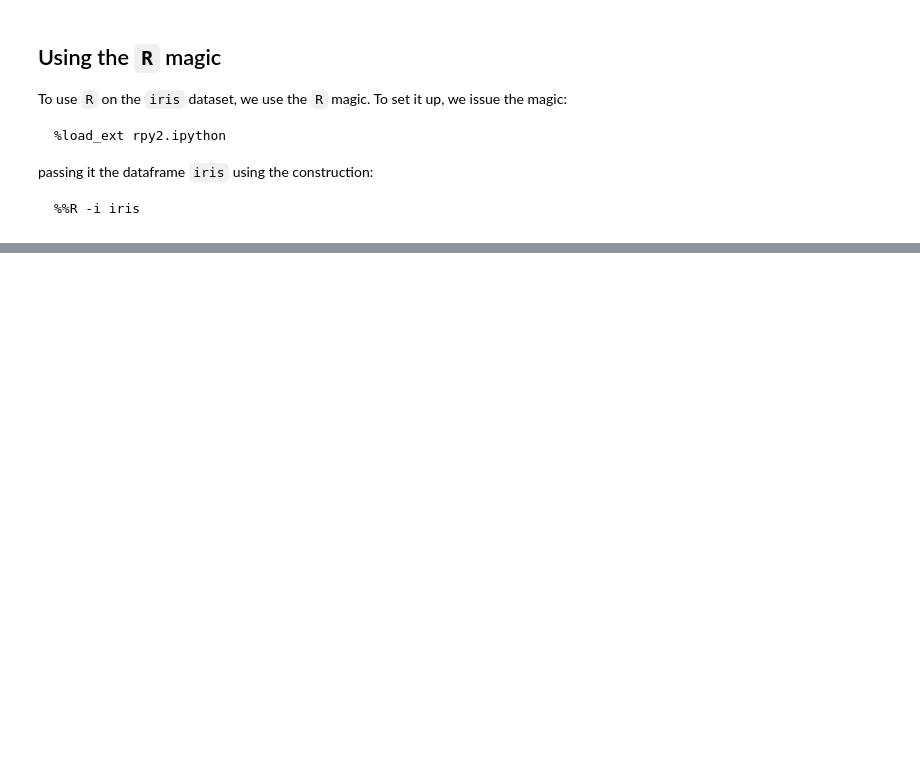
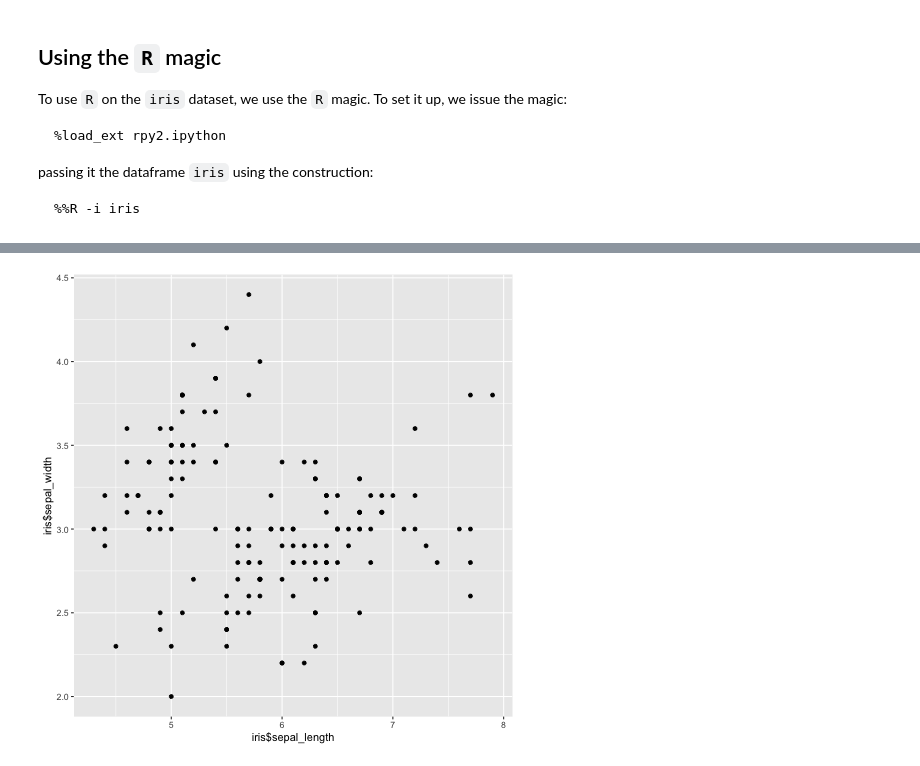
Before and after one commit to widdowquinn/jupyter_demos, a Jupyter notebook: 02-python/03-r_from_python.ipynb, the cells around one changed output, grey strips where cells are left out. Saved outputs shown, nothing was run; the diff lists cells and outputs as text; code cells hidden in the pictures; blank space fills up the shorter version.

```diff
--- a/02-python/03-r_from_python.ipynb
+++ b/02-python/03-r_from_python.ipynb
@@ -61,0 +63,7 @@ import rpy2.ipython
+# %%
+%%R -i iris
+
+library(ggplot2)
+qplot(iris$sepal_length, iris$sepal_width)
+# %% [output]
+[figure, added]
```
Also changed, not shown: parts of 3 cells of this notebook, 5 other files.
